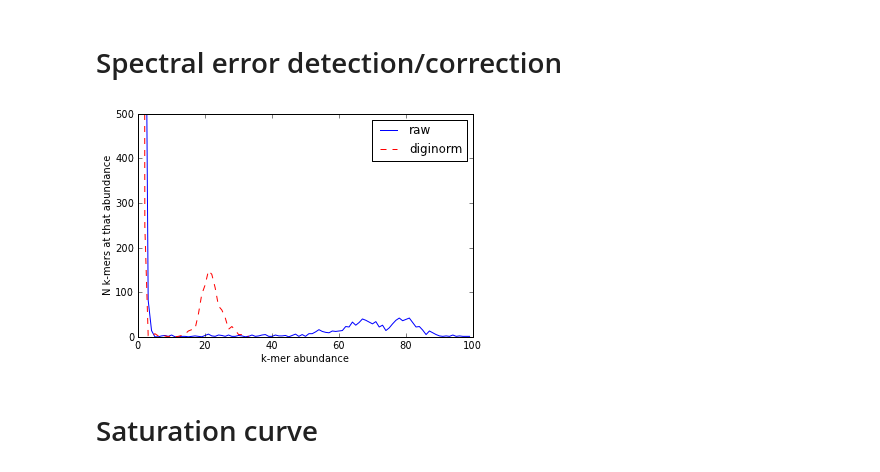
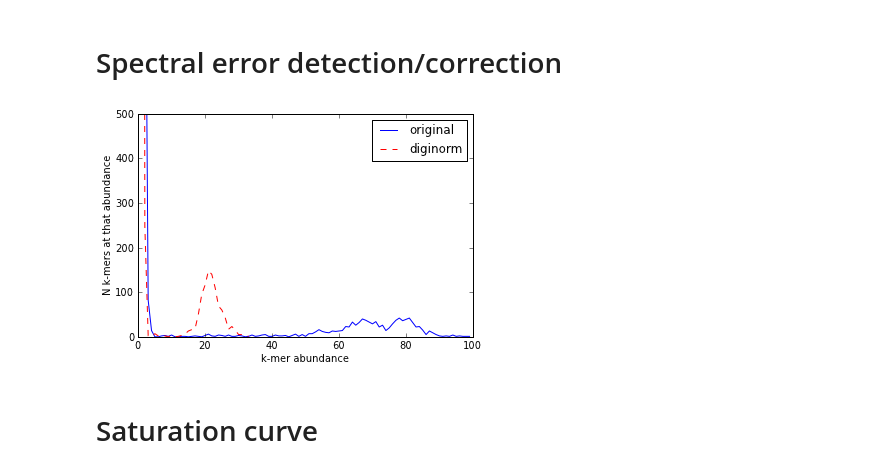
Before and after one commit to ctb/2014-streaming, a Jupyter notebook: pipeline/figures.ipynb, the cells around one changed output. Drawn from its saved outputs; the diff is of its cells as text; code cells hidden in the pictures.

```diff
--- a/pipeline/figures.ipynb
+++ b/pipeline/figures.ipynb
@@ -11,16 +13,16 @@ def calc_pearson(a, b):
 kmers_raw = numpy.loadtxt('simple-genome-kmers.hist')
 kmers_dn = numpy.loadtxt('simple-genome-dn-kmers.hist')
 # %%
-plot(kmers_raw[:,0], kmers_raw[:,1], 'b-', label='raw')
+plot(kmers_raw[:,0], kmers_raw[:,1], 'b-', label='original')
 plot(kmers_dn[:,0], kmers_dn[:,1], 'r--', label='diginorm')
 
 axis(ymax=500)
 xlabel('k-mer abundance')
-ylabel('N(k-mers at that abundance)')
+ylabel('N k-mers at that abundance')
 legend(loc='upper right')
 savefig('../paper/figures/kmer-spectrum.pdf')
 # %% [output]
-[figure, old version]
+[figure, new version]
 # %% [markdown]
 # Saturation curve
 # %%
```
Also changed, not shown: parts of 3 cells of this notebook, 6 other files.
